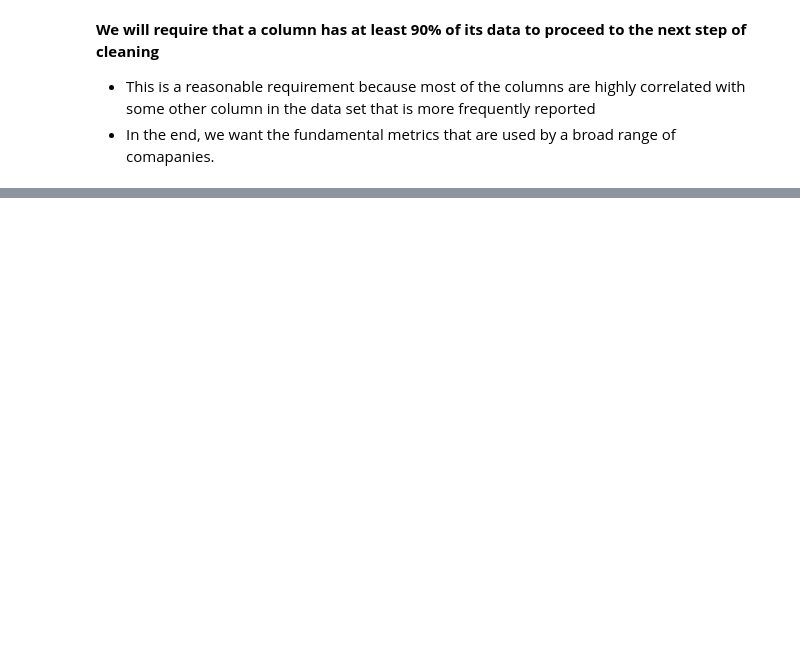
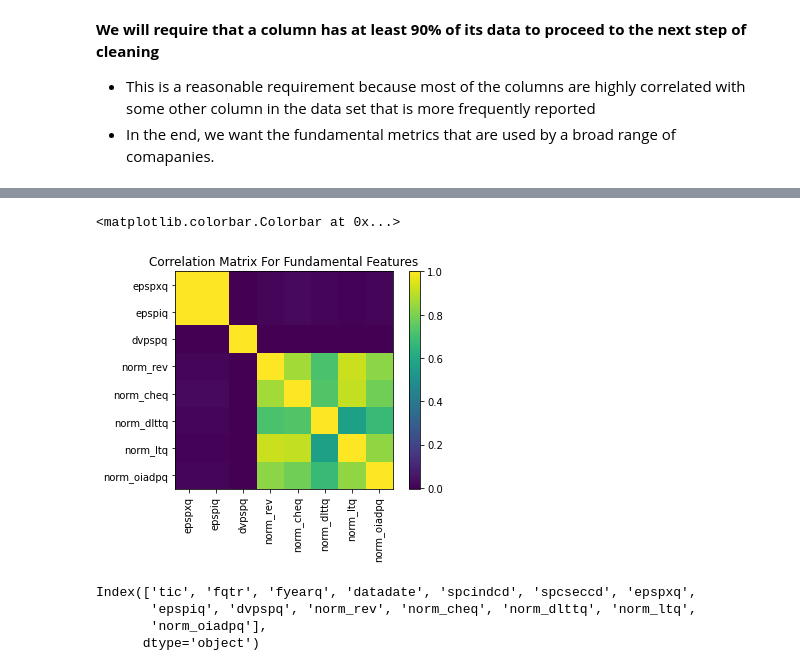
Before and after one commit to rkthomps/TBot, a Jupyter notebook: notebooks/Clean_Quarterly.ipynb, the cells around one changed output, grey strips where cells are left out. Cells and saved outputs as stored; diff of their text form; code cells hidden in the pictures; blank space fills up the shorter version.

```diff
--- a/notebooks/Clean_Quarterly.ipynb
+++ b/notebooks/Clean_Quarterly.ipynb
@@ -44,0 +235,22 @@ Length: 680, dtype: int64
+# %%
+feature_cols = list(norm_qdf.columns)
+[feature_cols.remove(np) for np in no_plot]
+corr_df = norm_qdf[feature_cols].corr()
+fig, ax = plt.subplots()
+cbar = ax.imshow(corr_df)
+ax.set_xticks(np.arange(len(corr_df)))
+ax.set_xticklabels(corr_df.index.values, rotation=90)
+ax.set_yticks(np.arange(len(corr_df)))
+ax.set_yticklabels(corr_df.index.values)
+ax.set_title('Correlation Matrix For Fundamental Features')
+fig.colorbar(cbar)
+# %% [output]
+<matplotlib.colorbar.Colorbar at 0x...>
+[figure, added]
+# %%
+norm_qdf.columns
+# %% [output]
+Index(['tic', 'fqtr', 'fyearq', 'datadate', 'spcindcd', 'spcseccd', 'epspxq',
+       'epspiq', 'dvpspq', 'norm_rev', 'norm_cheq', 'norm_dlttq', 'norm_ltq',
+       'norm_oiadpq'],
+      dtype='object')
```
Also changed, not shown: parts of 18 cells of this notebook, 3 other files.
